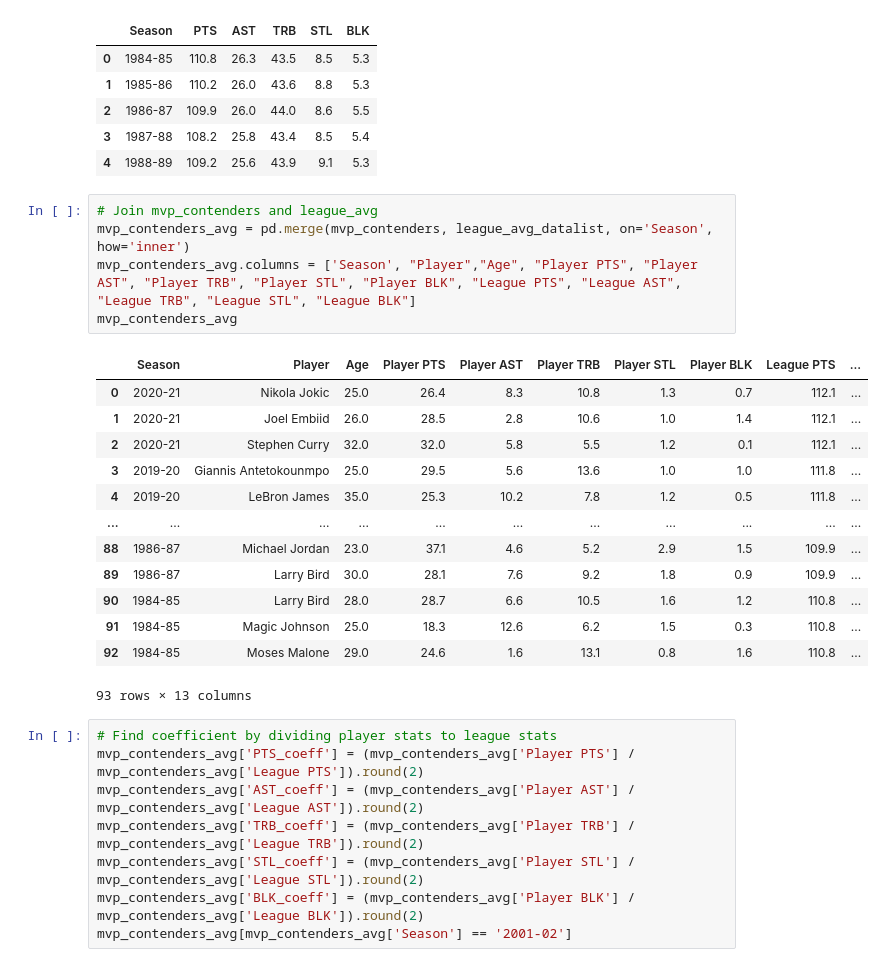
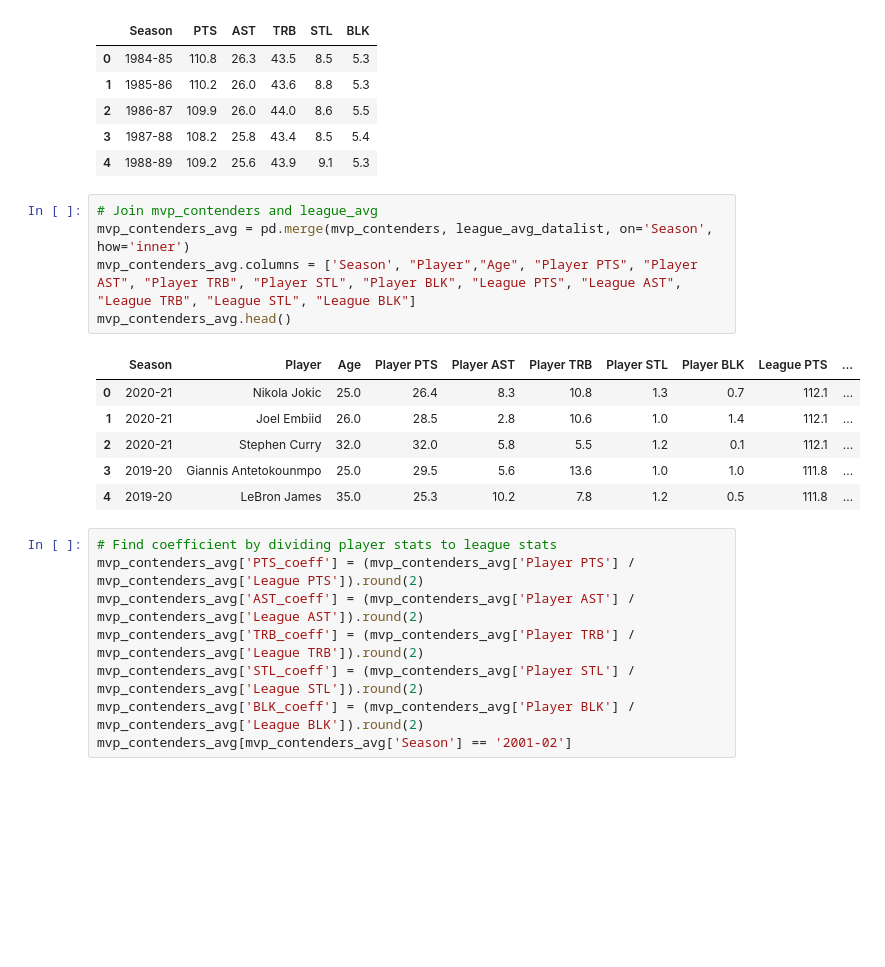
Before and after one commit to gohsoonhao/therealGOAT, a Jupyter notebook: 2c_reg_season_award_competitors.ipynb, the cells around one changed output. Saved outputs shown, nothing was run; the diff lists cells and outputs as text; blank space fills up the shorter version.

```diff
--- a/2c_reg_season_award_competitors.ipynb
+++ b/2c_reg_season_award_competitors.ipynb
@@ -158,22 +158,15 @@ league_avg_datalist.head()
 # %%
 # Join mvp_contenders and league_avg
 mvp_contenders_avg = pd.merge(mvp_contenders, league_avg_datalist, on='Season', how='inner')
 mvp_contenders_avg.columns = ['Season', "Player","Age", "Player PTS", "Player AST", "Player TRB", "Player STL", "Player BLK", "League PTS", "League AST", "League TRB", "League STL", "League BLK"]
-mvp_contenders_avg
+mvp_contenders_avg.head()
 # %% [output]
 |  | Season | Player | Age | Player PTS | Player AST | Player TRB | Player STL | Player BLK | League PTS | ... |
 | 0 | 2020-21 | Nikola Jokic | 25.0 | 26.4 | 8.3 | 10.8 | 1.3 | 0.7 | 112.1 | ... |
 | 1 | 2020-21 | Joel Embiid | 26.0 | 28.5 | 2.8 | 10.6 | 1.0 | 1.4 | 112.1 | ... |
 | 2 | 2020-21 | Stephen Curry | 32.0 | 32.0 | 5.8 | 5.5 | 1.2 | 0.1 | 112.1 | ... |
 | 3 | 2019-20 | Giannis Antetokounmpo | 25.0 | 29.5 | 5.6 | 13.6 | 1.0 | 1.0 | 111.8 | ... |
 | 4 | 2019-20 | LeBron James | 35.0 | 25.3 | 10.2 | 7.8 | 1.2 | 0.5 | 111.8 | ... |
-| ... | ... | ... | ... | ... | ... | ... | ... | ... | ... | ... |
-| 88 | 1986-87 | Michael Jordan | 23.0 | 37.1 | 4.6 | 5.2 | 2.9 | 1.5 | 109.9 | ... |
-| 89 | 1986-87 | Larry Bird | 30.0 | 28.1 | 7.6 | 9.2 | 1.8 | 0.9 | 109.9 | ... |
-| 90 | 1984-85 | Larry Bird | 28.0 | 28.7 | 6.6 | 10.5 | 1.6 | 1.2 | 110.8 | ... |
-| 91 | 1984-85 | Magic Johnson | 25.0 | 18.3 | 12.6 | 6.2 | 1.5 | 0.3 | 110.8 | ... |
-| 92 | 1984-85 | Moses Malone | 29.0 | 24.6 | 1.6 | 13.1 | 0.8 | 1.6 | 110.8 | ... |
-93 rows × 13 columns
 # %%
 # Find coefficient by dividing player stats to league stats
 mvp_contenders_avg['PTS_coeff'] = (mvp_contenders_avg['Player PTS'] / mvp_contenders_avg['League PTS']).round(2)
```
Also changed, not shown: parts of 11 cells of this notebook.
